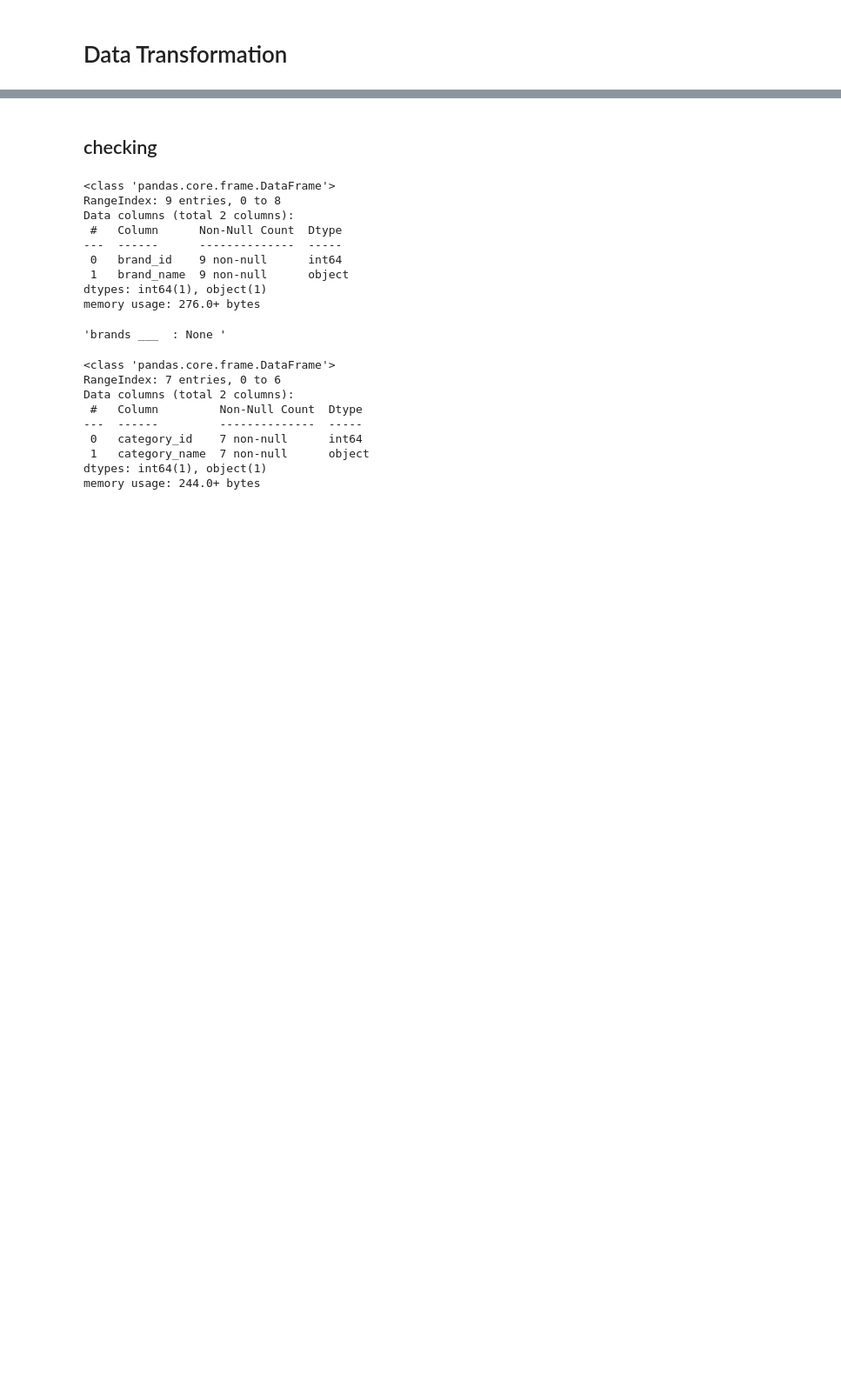
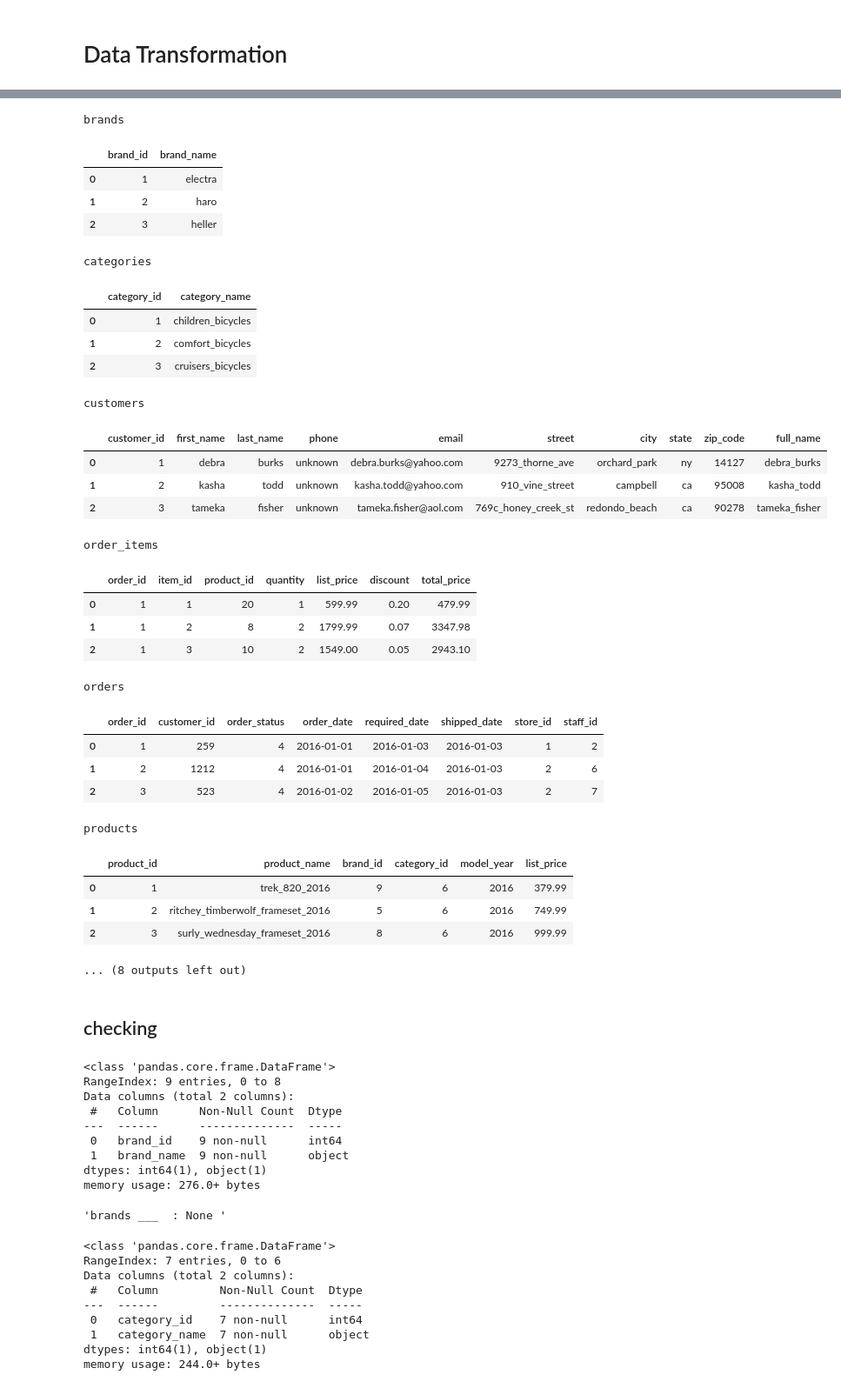
Before and after one commit to bob88p/DE_Retail, a Jupyter notebook: project_DE.ipynb, the cells around one changed output, grey strips where cells are left out. Shown at 87% size. Cells and saved outputs as stored; diff of their text form; code cells hidden in the pictures; blank space fills up the shorter version.

```diff
--- a/project_DE.ipynb
+++ b/project_DE.ipynb
@@ -29,10 +35,15 @@ path_data = {
 # %% [markdown]
 ## loades and df for data
 # %%
-dfs = {}
+def load_dataframe(path_data):
+   dfs = {}
 
-for name, path in path_data.items():
-    dfs[name] = pd.read_csv(path)
+   for name, path in path_data.items():
+       dfs[name] = pd.read_csv(path)
+
+   return dfs
+
+dfs = load_dataframe(paths)
 # %% [markdown]
 ## Shapes
 # %%
@@ -139,10 +154,0 @@ memory usage: 15.8+ KB
-# %%
-dfs['brands']["brand_name"] = dfs['brands']["brand_name"].apply(lambda x : x.lower() .replace(" " , "_"))
-dfs['categories']["category_name"] = dfs['categories']["category_name"].apply(lambda x : x.lower() .replace(" " , "_"))
-dfs['products']["product_name"] = dfs['products']["product_name"].apply(lambda x : x.lower() .replace("-","_").replace(" " , "_"))
-# %%
-for name, df in dfs.items():
-    df.columns = [
-        x.lower().replace(" ", "_") if isinstance(x, str) else x
-        for x in df.columns
-    ]
@@ -148,0 +157,8 @@ for name, df in dfs.items():
+# %%
+
+def show_three_row():
+ for name, df in dfs.items():
+    print(f"\n{name}")
+    display(df.head(3))
+
+show_three_row()
@@ -332,3 +513,37 @@ df_order_total_amount  = dfs['order_items'].groupby(by='order_id').agg(
+# %%
+show_three_row()
+# %% [output]
+brands
+|  | brand_id | brand_name |
+| 0 | 1 | electra |
+| 1 | 2 | haro |
+| 2 | 3 | heller |
+categories
+|  | category_id | category_name |
+| 0 | 1 | children_bicycles |
+| 1 | 2 | comfort_bicycles |
+| 2 | 3 | cruisers_bicycles |
+customers
+|  | customer_id | first_name | last_name | phone | email | street | city | state | zip_code | full_name |
+| 0 | 1 | debra | burks | unknown | debra.burks@yahoo.com | 9273_thorne_ave | orchard_park | ny | 14127 | debra_burks |
+| 1 | 2 | kasha | todd | unknown | kasha.todd@yahoo.com | 910_vine_street | campbell | ca | 95008 | kasha_todd |
+| 2 | 3 | tameka | fisher | unknown | tameka.fisher@aol.com | 769c_honey_creek_st | redondo_beach | ca | 90278 | tameka_fisher |
+order_items
+|  | order_id | item_id | product_id | quantity | list_price | discount | total_price |
+| 0 | 1 | 1 | 20 | 1 | 599.99 | 0.20 | 479.99 |
+| 1 | 1 | 2 | 8 | 2 | 1799.99 | 0.07 | 3347.98 |
+| 2 | 1 | 3 | 10 | 2 | 1549.00 | 0.05 | 2943.10 |
+orders
+|  | order_id | customer_id | order_status | order_date | required_date | shipped_date | store_id | staff_id |
+| 0 | 1 | 259 | 4 | 2016-01-01 | 2016-01-03 | 2016-01-03 | 1 | 2 |
+| 1 | 2 | 1212 | 4 | 2016-01-01 | 2016-01-04 | 2016-01-03 | 2 | 6 |
+| 2 | 3 | 523 | 4 | 2016-01-02 | 2016-01-05 | 2016-01-03 | 2 | 7 |
+products
+|  | product_id | product_name | brand_id | category_id | model_year | list_price |
+| 0 | 1 | trek_820_2016 | 9 | 6 | 2016 | 379.99 |
+| 1 | 2 | ritchey_timberwolf_frameset_2016 | 5 | 6 | 2016 | 749.99 |
+| 2 | 3 | surly_wednesday_frameset_2016 | 8 | 6 | 2016 | 999.99 |
+... (8 outputs left out)
 # %% [markdown]
 ## checking
 # %%
```
Also changed, not shown: parts of 77 cells of this notebook, 32 other files.
